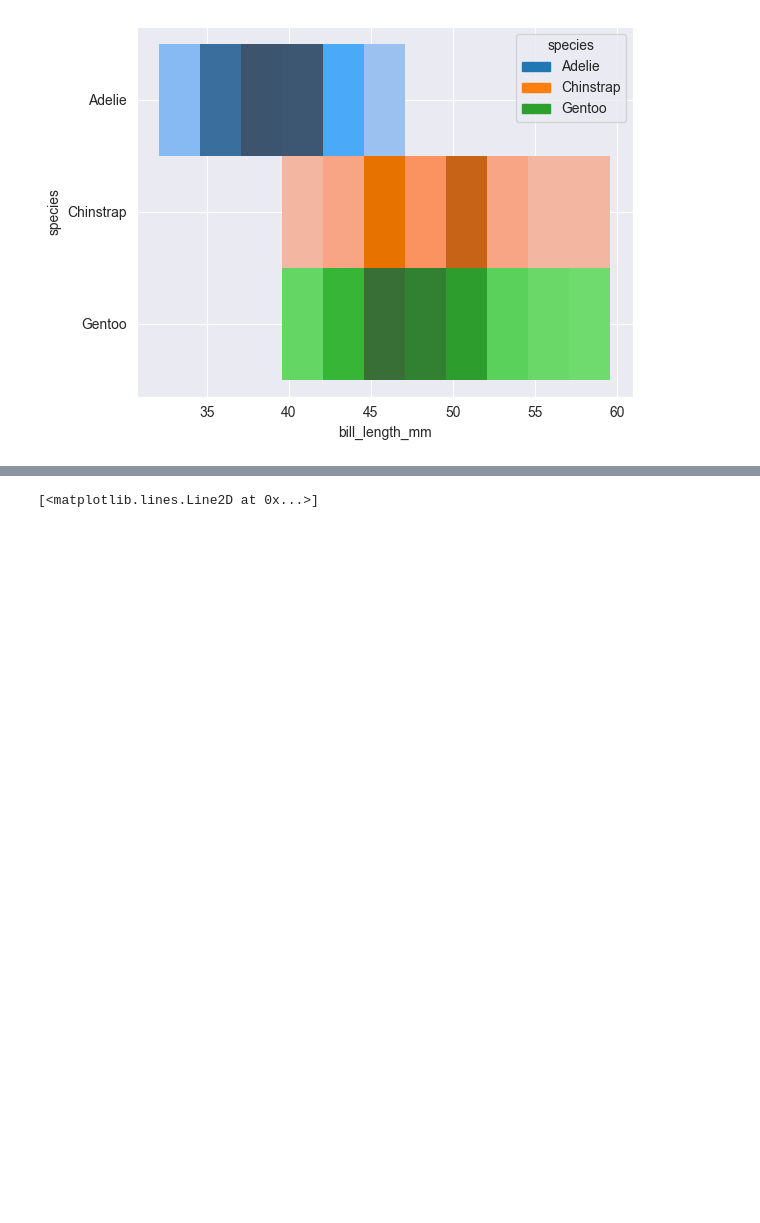
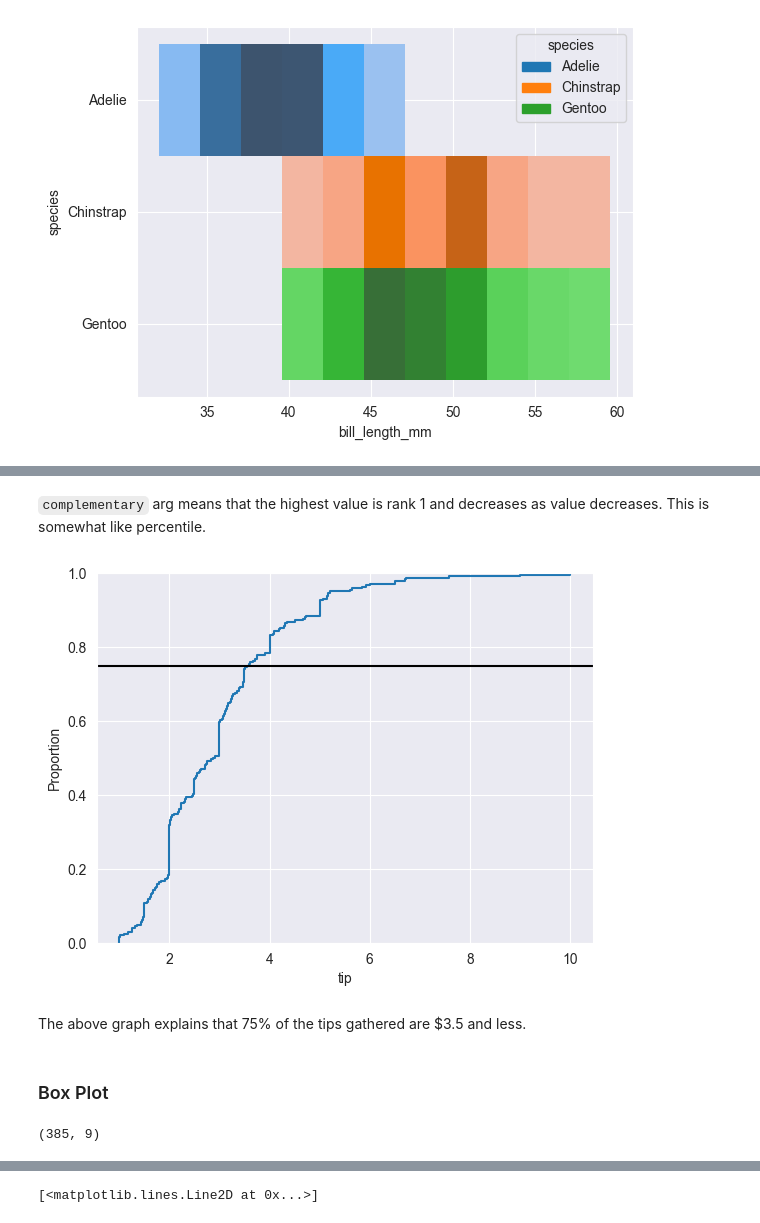
Before and after one commit to daaanishhh002/Graphing-with-Python, a Jupyter notebook: graphing.ipynb, the cells around one changed output, grey strips where cells are left out. Cells and saved outputs as stored; diff of their text form; code cells hidden in the pictures; blank space fills up the shorter version.

```diff
--- a/graphing.ipynb
+++ b/graphing.ipynb
@@ -200,0 +237,18 @@ sns.histplot(x=penguins.bill_length_mm,y=penguins.species,
+# %% [markdown]
+`complementary` arg means that the highest value is rank 1 and decreases as value decreases. This is somewhat like percentile.
+# %%
+sns.ecdfplot(x=tips.tip,
+             weights=True)
+plt.axhline(0.75,c='k');
+# %% [output]
+[figure, added]
+# %% [markdown]
+The above graph explains that 75% of the tips gathered are $3.5 and less.
+# %% [markdown]
+### Box Plot
+# %%
+cars = sns.load_dataset('mpg').dropna()
+cars = cars[cars.cylinders.isin([4,6,8])]
+cars.shape
+# %% [output]
+(385, 9)
```
Also changed, not shown: parts of 35 cells of this notebook.
